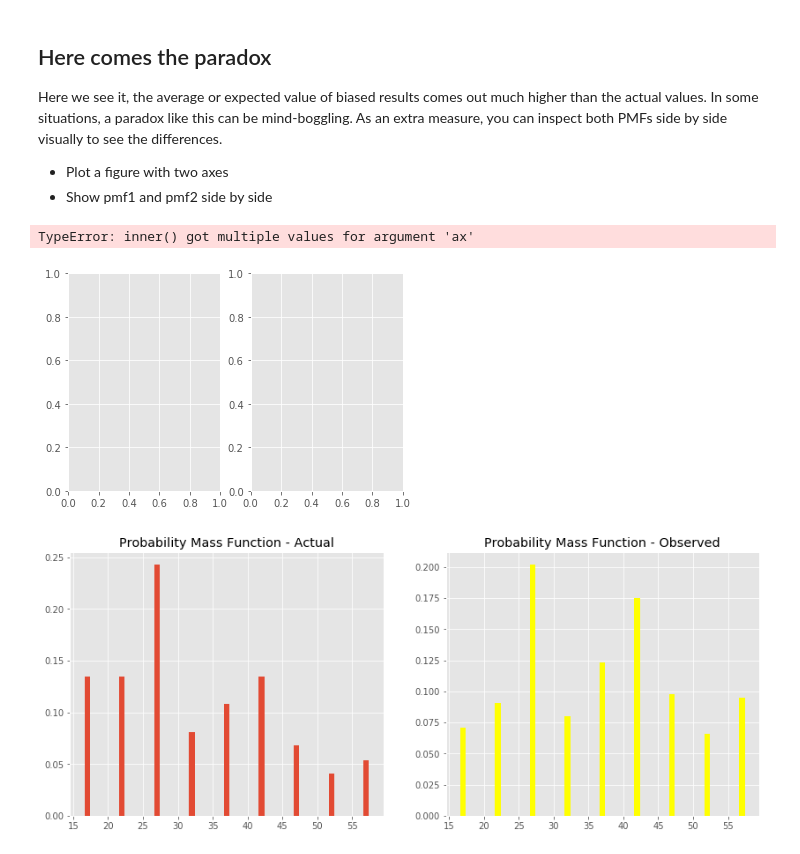
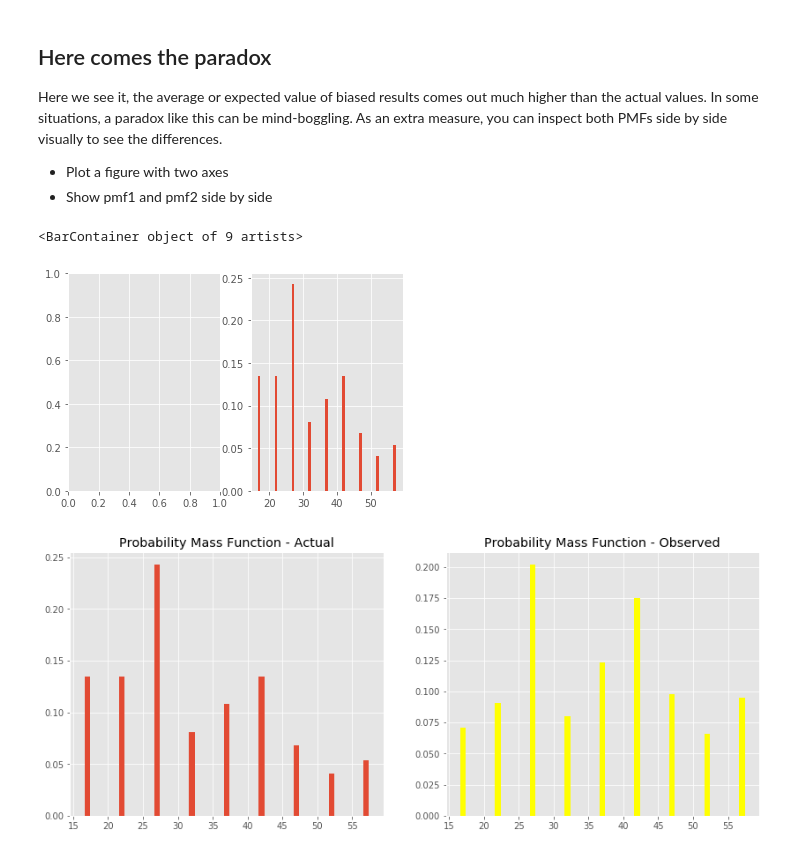
Before and after one commit to Pietrassyk/dsc-probability-mass-function-lab-nyc-ds-career-042219, a Jupyter notebook: index.ipynb, the cells around one changed output. Cells and saved outputs as stored; diff of their text form; code cells hidden in the pictures.

```diff
--- a/index.ipynb
+++ b/index.ipynb
@@ -154,10 +154,10 @@ Here we see it, the average or expected value of biased results comes out much h
 * Show pmf1 and pmf2 side by side
 # %%
 axes = plt.subplots(nrows=1, ncols=2)
-plt.bar(sizes,pmf ,ax = axes[01])
+plt.bar(sizes,pmf)
 # %% [output]
-TypeError: inner() got multiple values for argument 'ax'
+<BarContainer object of 9 artists>
-[figure, old version]
+[figure, new version]
 # %%
 # Plot pmfs side by side
 # %% [output]
```
